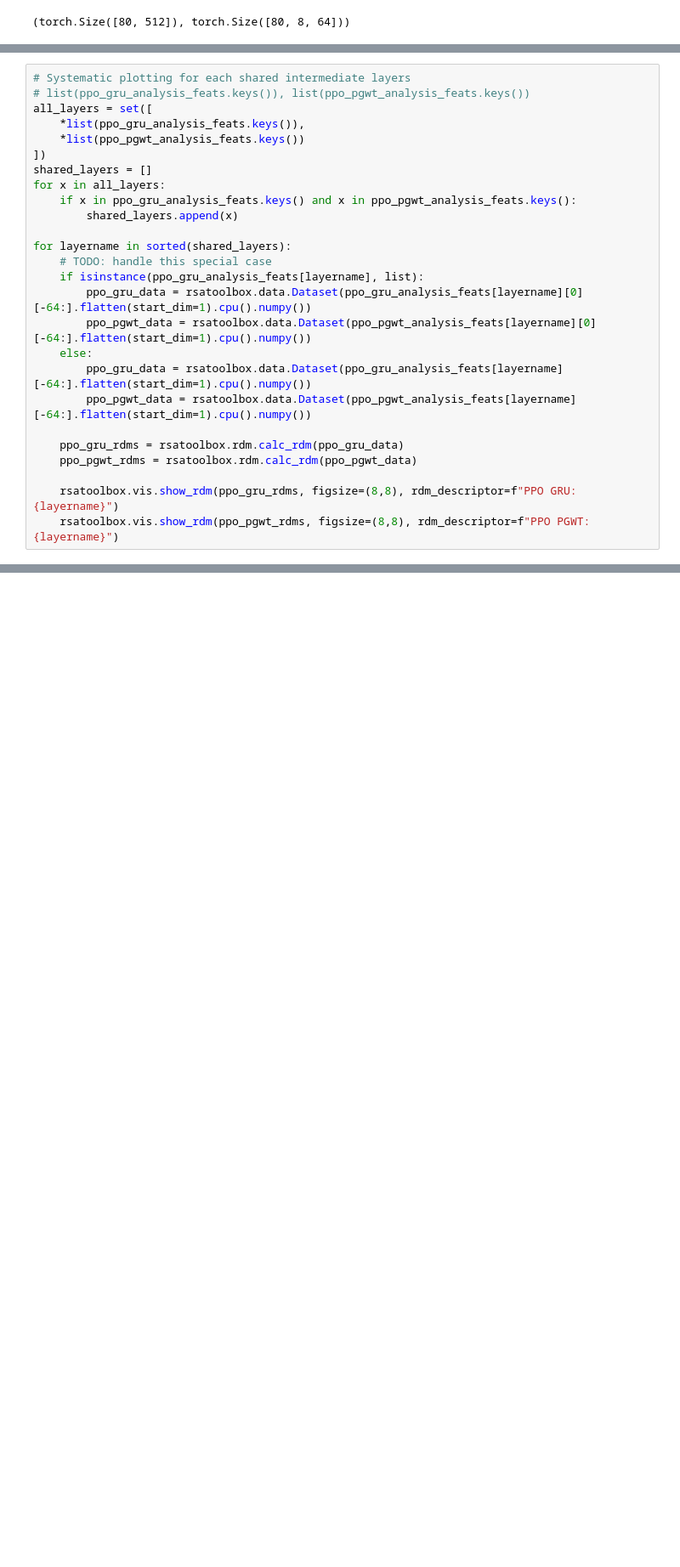
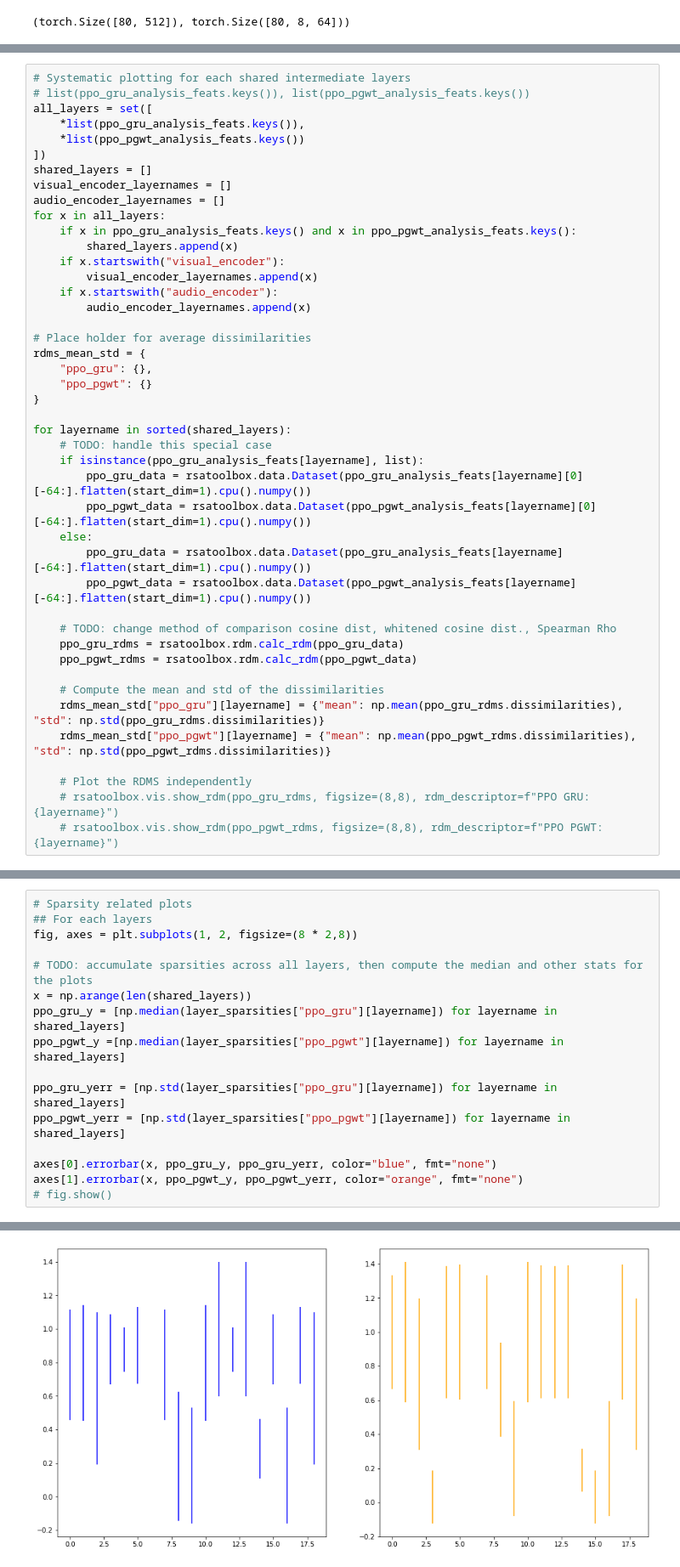
Before and after one commit to arayabrain/multimodal-global-workspace-agent, a Jupyter notebook: ppo/ppo_sample_collect_anal.ipynb, the cells around one changed output, grey strips where cells are left out. Shown at 85% size. Cells and saved outputs as stored; diff of their text form; blank space fills up the shorter version.

```diff
--- a/ppo/ppo_sample_collect_anal.ipynb
+++ b/ppo/ppo_sample_collect_anal.ipynb
@@ -355,9 +366,21 @@ all_layers = set([
     *list(ppo_pgwt_analysis_feats.keys())
 ])
 shared_layers = []
+visual_encoder_layernames = []
+audio_encoder_layernames = []
 for x in all_layers:
     if x in ppo_gru_analysis_feats.keys() and x in ppo_pgwt_analysis_feats.keys():
         shared_layers.append(x)
+    if x.startswith("visual_encoder"):
+        visual_encoder_layernames.append(x)
+    if x.startswith("audio_encoder"):
+        audio_encoder_layernames.append(x)
+
+# Place holder for average dissimilarities
+rdms_mean_std = {
+    "ppo_gru": {},
+    "ppo_pgwt": {}
+}
 
 for layername in sorted(shared_layers):
     # TODO: handle this special case
@@ -368,8 +391,14 @@ for layername in sorted(shared_layers):
         ppo_gru_data = rsatoolbox.data.Dataset(ppo_gru_analysis_feats[layername][-64:].flatten(start_dim=1).cpu().numpy())
         ppo_pgwt_data = rsatoolbox.data.Dataset(ppo_pgwt_analysis_feats[layername][-64:].flatten(start_dim=1).cpu().numpy())
 
+    # TODO: change method of comparison cosine dist, whitened cosine dist., Spearman Rho
     ppo_gru_rdms = rsatoolbox.rdm.calc_rdm(ppo_gru_data)
     ppo_pgwt_rdms = rsatoolbox.rdm.calc_rdm(ppo_pgwt_data)
 
-    rsatoolbox.vis.show_rdm(ppo_gru_rdms, figsize=(8,8), rdm_descriptor=f"PPO GRU: {layername}")
-    rsatoolbox.vis.show_rdm(ppo_pgwt_rdms, figsize=(8,8), rdm_descriptor=f"PPO PGWT: {layername}")
+    # Compute the mean and std of the dissimilarities
+    rdms_mean_std["ppo_gru"][layername] = {"mean": np.mean(ppo_gru_rdms.dissimilarities), "std": np.std(ppo_gru_rdms.dissimilarities)}
+    rdms_mean_std["ppo_pgwt"][layername] = {"mean": np.mean(ppo_pgwt_rdms.dissimilarities), "std": np.std(ppo_pgwt_rdms.dissimilarities)}
+
+    # Plot the RDMS independently
+    # rsatoolbox.vis.show_rdm(ppo_gru_rdms, figsize=(8,8), rdm_descriptor=f"PPO GRU: {layername}")
+    # rsatoolbox.vis.show_rdm(ppo_pgwt_rdms, figsize=(8,8), rdm_descriptor=f"PPO PGWT: {layername}")
@@ -389,0 +447,17 @@ for layername in sorted(shared_layers):
+# %%
+# Sparsity related plots
+## For each layers
+fig, axes = plt.subplots(1, 2, figsize=(8 * 2,8))
+
+# TODO: accumulate sparsities across all layers, then compute the median and other stats for the plots
+x = np.arange(len(shared_layers))
+ppo_gru_y = [np.median(layer_sparsities["ppo_gru"][layername]) for layername in shared_layers]
+ppo_pgwt_y =[np.median(layer_sparsities["ppo_pgwt"][layername]) for layername in shared_layers]
+
+ppo_gru_yerr = [np.std(layer_sparsities["ppo_gru"][layername]) for layername in shared_layers]
+ppo_pgwt_yerr = [np.std(layer_sparsities["ppo_pgwt"][layername]) for layername in shared_layers]
+
+axes[0].errorbar(x, ppo_gru_y, ppo_gru_yerr, color="blue", fmt="none")
+axes[1].errorbar(x, ppo_pgwt_y, ppo_pgwt_yerr, color="orange", fmt="none")
+# fig.show()
+# %% [output]
@@ -389,0 +465 @@ for layername in sorted(shared_layers):
+[figure, added]
```
Also changed, not shown: parts of 12 cells of this notebook.
